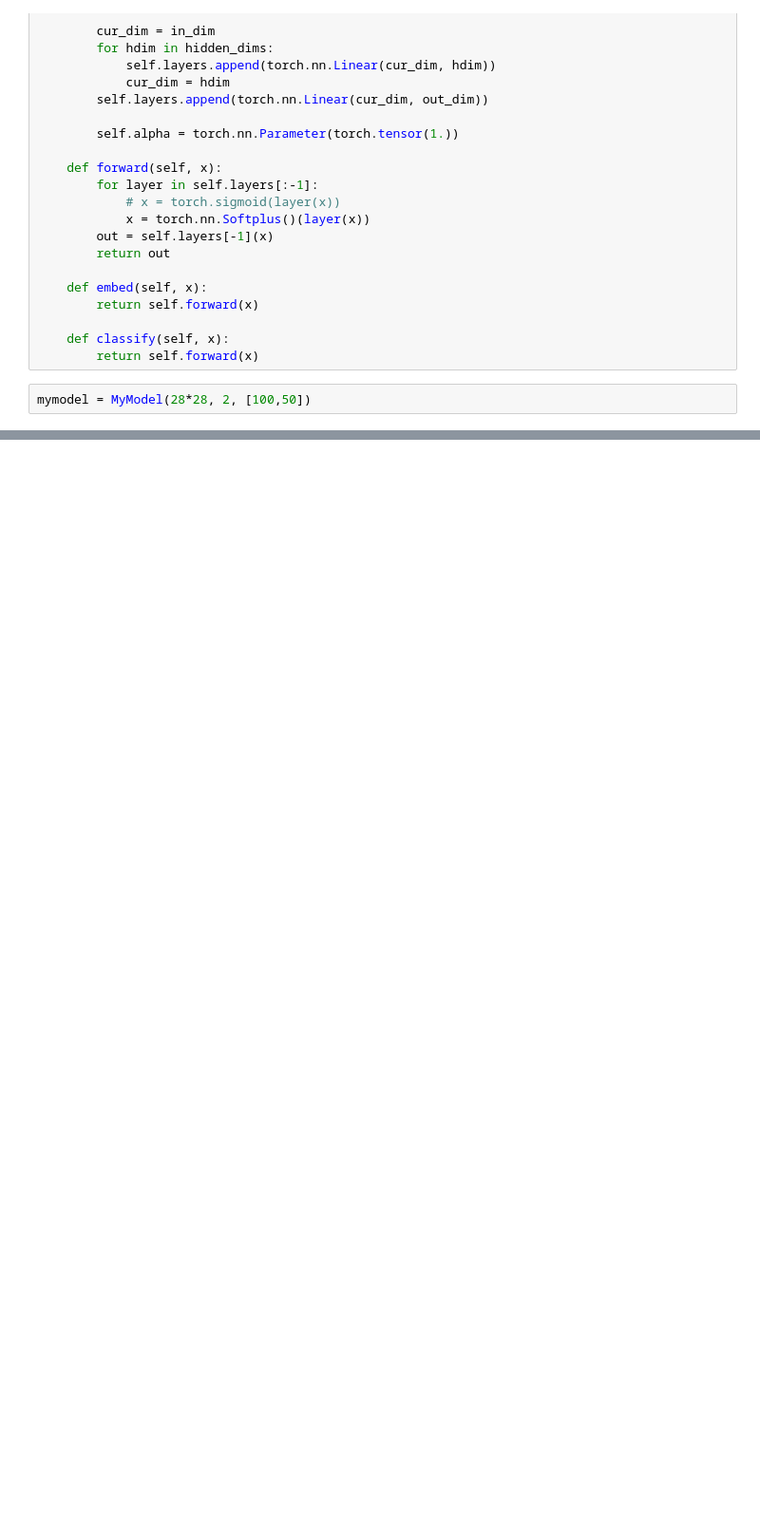
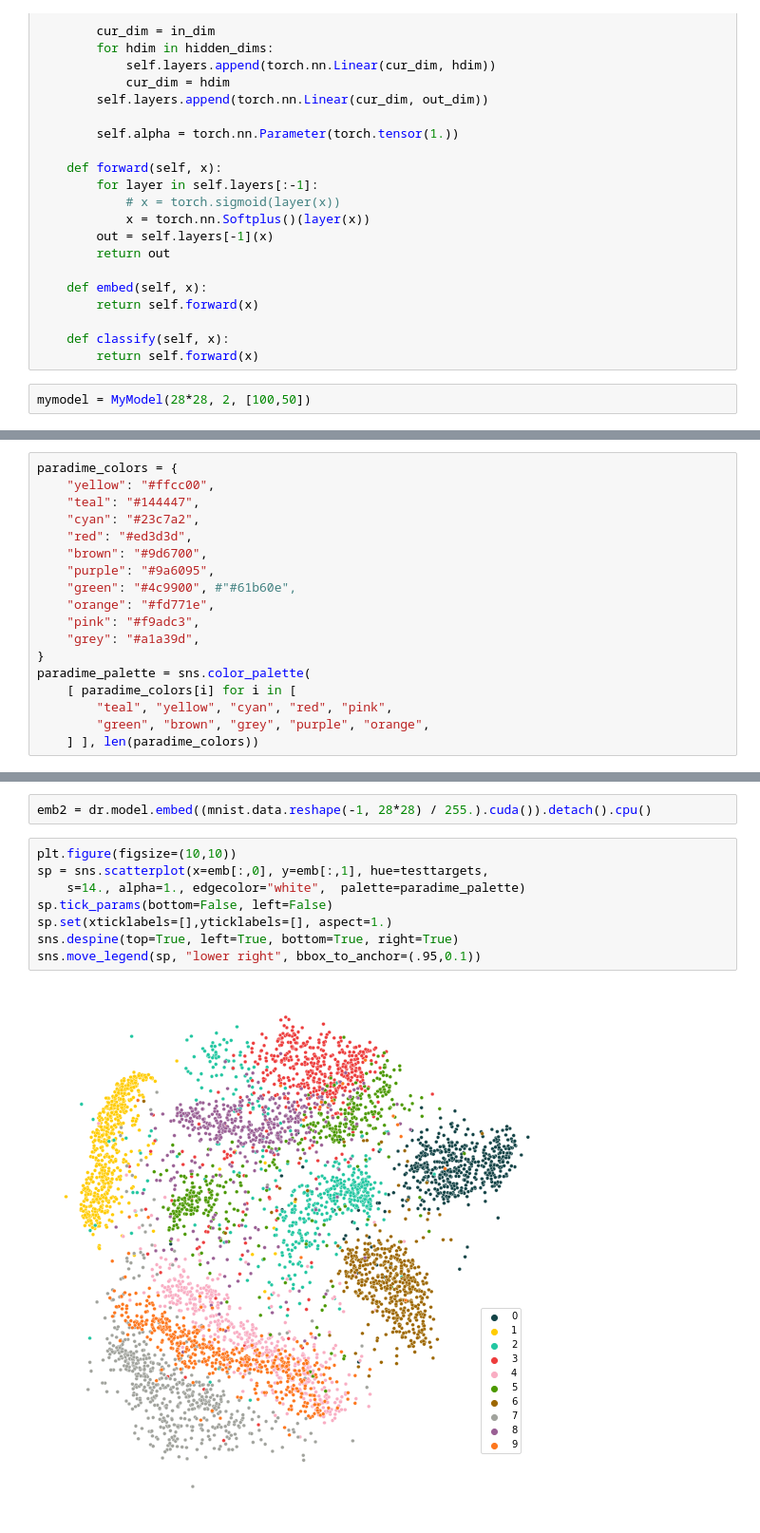
Before and after one commit to jku-vds-lab/paradime, a Jupyter notebook: playground.ipynb, the cells around one changed output, grey strips where cells are left out. Shown at 95% size. Cells and saved outputs as stored; diff of their text form; blank space fills up the shorter version.

Commit message:
add color palette and examples

```diff
--- a/playground.ipynb
+++ b/playground.ipynb
@@ -160,0 +142,18 @@ foo.training_phases[0].__dict__
+# %%
+paradime_colors = {
+    "yellow": "#ffcc00",
+    "teal": "#144447",
+    "cyan": "#23c7a2",
+    "red": "#ed3d3d",
+    "brown": "#9d6700",
+    "purple": "#9a6095",
+    "green": "#4c9900", #"#61b60e",
+    "orange": "#fd771e",
+    "pink": "#f9adc3",
+    "grey": "#a1a39d",
+}
+paradime_palette = sns.color_palette(
+    [ paradime_colors[i] for i in [
+        "teal", "yellow", "cyan", "red", "pink",
+        "green", "brown", "grey", "purple", "orange",
+    ] ], len(paradime_colors))
@@ -160,0 +186,12 @@ foo.training_phases[0].__dict__
+# %%
+emb2 = dr.model.embed((mnist.data.reshape(-1, 28*28) / 255.).cuda()).detach().cpu()
+# %%
+plt.figure(figsize=(10,10))
+sp = sns.scatterplot(x=emb[:,0], y=emb[:,1], hue=testtargets,
+    s=14., alpha=1., edgecolor="white",  palette=paradime_palette)
+sp.tick_params(bottom=False, left=False)
+sp.set(xticklabels=[],yticklabels=[], aspect=1.)
+sns.despine(top=True, left=True, bottom=True, right=True)
+sns.move_legend(sp, "lower right", bbox_to_anchor=(.95,0.1))
+# %% [output]
+[figure, added]
```
Also changed, not shown: parts of 10 cells of this notebook, 1 other file.
